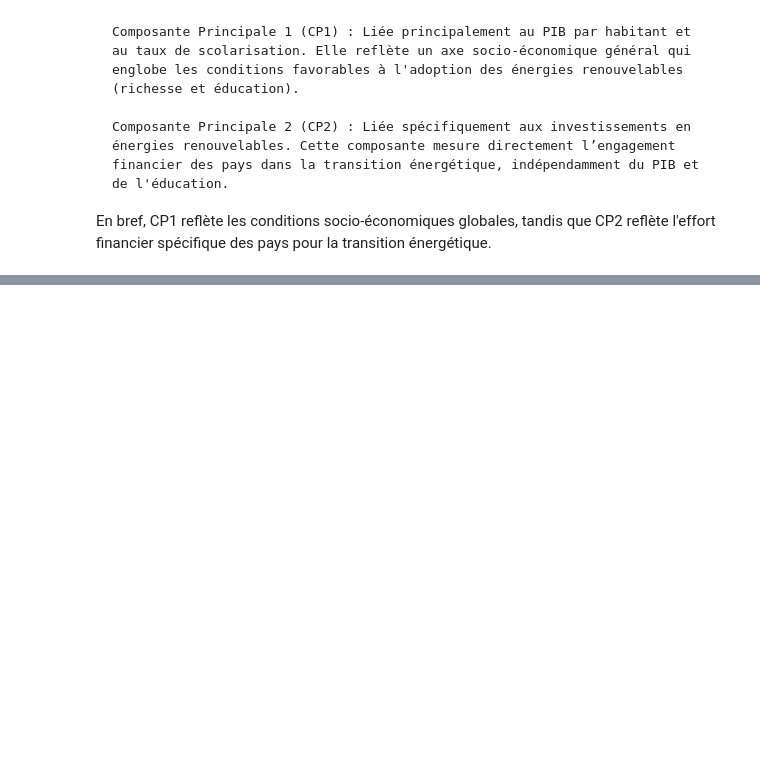
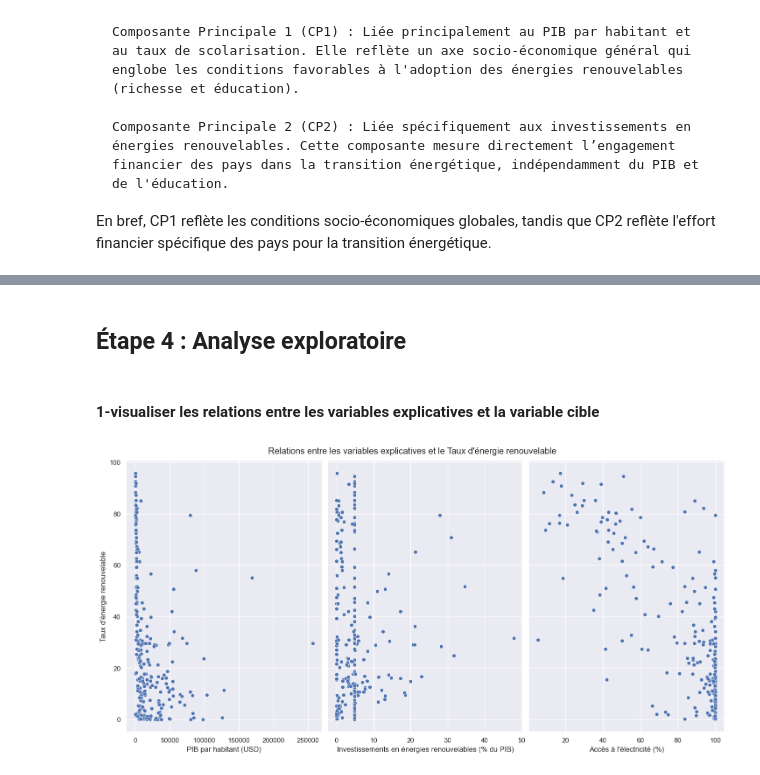
Before and after one commit to Zeina707/DataAnalysis, a Jupyter notebook: Rapport.ipynb, the cells around one changed output, grey strips where cells are left out. Saved outputs shown, nothing was run; the diff lists cells and outputs as text; code cells hidden in the pictures; blank space fills up the shorter version.

```diff
--- a/Rapport.ipynb
+++ b/Rapport.ipynb
@@ -861,0 +1214,2 @@ En bref, CP1 reflète les conditions socio-économiques globales, tandis que CP2
+# %%
+data = pd.read_csv('transition_energetique_pays_2023.csv')
@@ -861,0 +1261,4 @@ En bref, CP1 reflète les conditions socio-économiques globales, tandis que CP2
+# %%
+data_regression = data[['Taux d\'énergie renouvelable', 'PIB par habitant (USD)',
+                                'Investissements en énergies renouvelables (% du PIB)',
+                                'Accès à l\'électricité (%)']]
@@ -861,0 +1308,22 @@ En bref, CP1 reflète les conditions socio-économiques globales, tandis que CP2
+# %% [markdown]
+## Étape 4 : Analyse exploratoire
+# %% [markdown]
+#### 1-visualiser les relations entre les variables explicatives et la variable cible
+# %%
+# Créer un pairplot pour visualiser les relations entre les variables explicatives et la variable cible
+sns.pairplot(
+    data_regression,
+    x_vars=[
+        "PIB par habitant (USD)",
+        "Investissements en énergies renouvelables (% du PIB)",
+        "Accès à l'électricité (%)"
+    ],
+    y_vars="Taux d'énergie renouvelable",
+    height=7,
+    aspect=0.7
+)
+
+plt.suptitle("Relations entre les variables explicatives et le Taux d'énergie renouvelable", y=1.02)
+plt.show()
+# %% [output]
+[figure, added]
```
Also changed, not shown: parts of 93 cells of this notebook.
